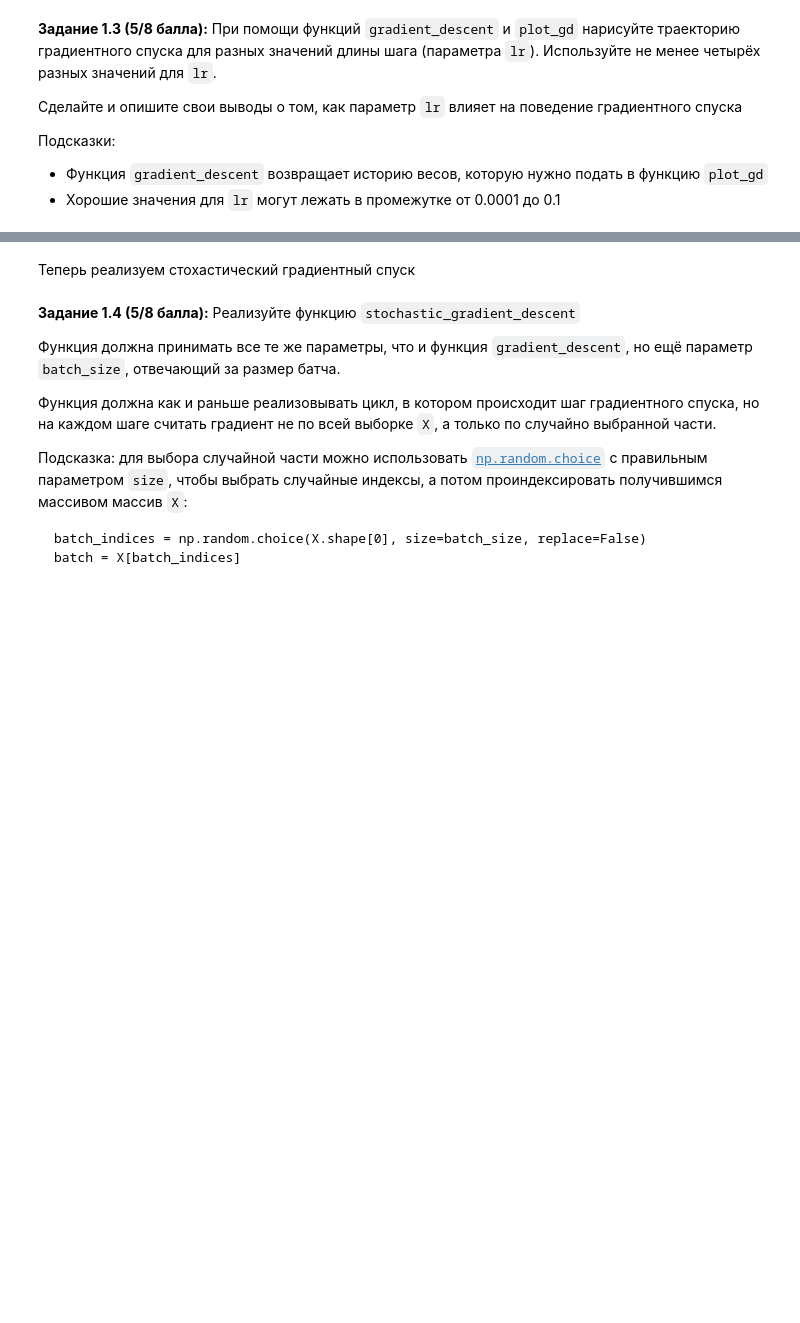
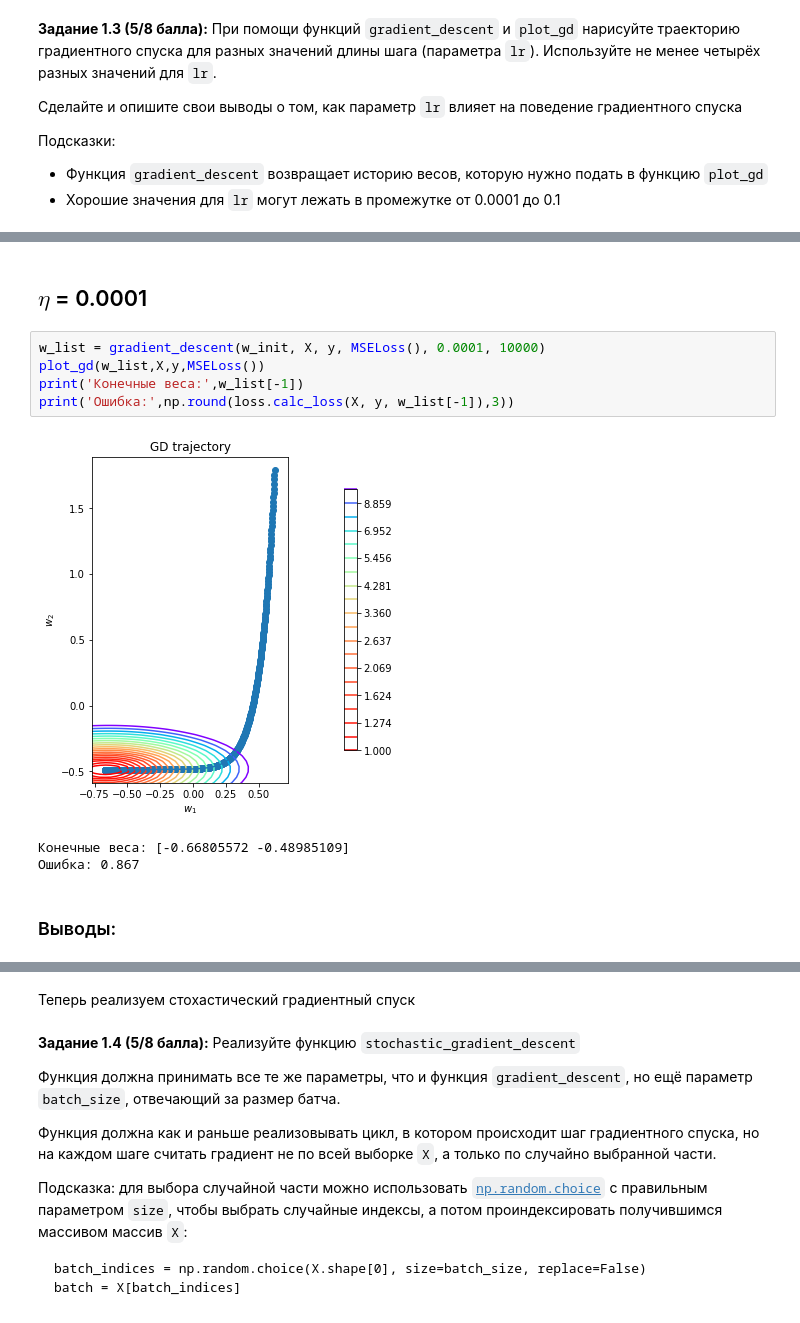
Before and after one commit to krottttt/iad, a Jupyter notebook: hw5.ipynb, the cells around one changed output, grey strips where cells are left out. Cells and saved outputs as stored; diff of their text form; blank space fills up the shorter version.

```diff
--- a/hw5.ipynb
+++ b/hw5.ipynb
@@ -254,0 +284,13 @@ def plot_gd(w_list: Iterable, X: np.ndarray, y: np.ndarray, loss: BaseLoss):
+# %% [markdown]
+## $\eta$ = 0.0001
+# %%
+w_list = gradient_descent(w_init, X, y, MSELoss(), 0.0001, 10000)
+plot_gd(w_list,X,y,MSELoss())
+print('Конечные веса:',w_list[-1])
+print('Ошибка:',np.round(loss.calc_loss(X, y, w_list[-1]),3))
+# %% [output]
+[figure, added]
+Конечные веса: [-0.66805572 -0.48985109]
+Ошибка: 0.867
+# %% [markdown]
+### Выводы:
```
Also changed, not shown: parts of 10 cells of this notebook.
